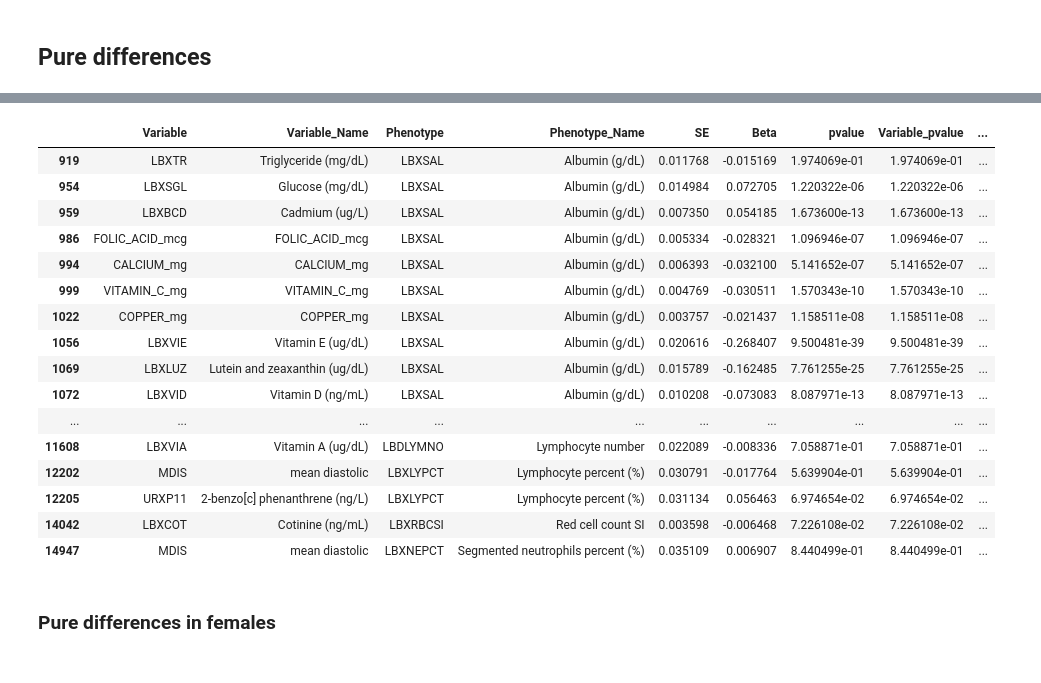
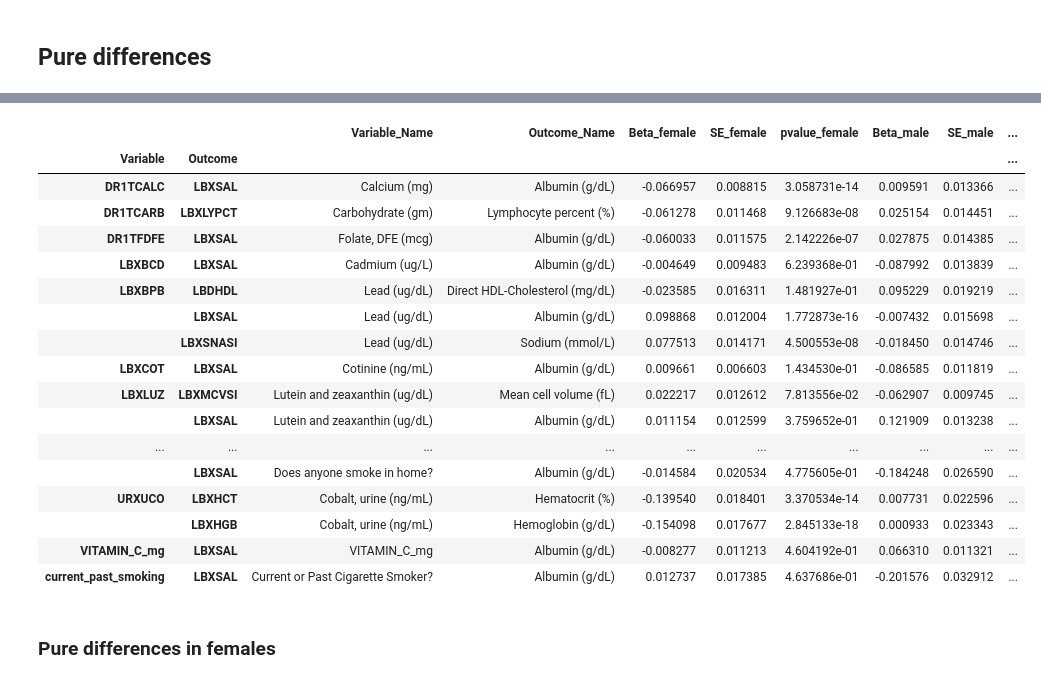
Before and after one commit to tomszar/PheEWAS_sexdiff, a Jupyter notebook: Code/05_ReportResults.ipynb, the cells around one changed output, grey strips where cells are left out. Saved outputs shown, nothing was run; the diff lists cells and outputs as text; code cells hidden in the pictures.

```diff
--- a/Code/05_ReportResults.ipynb
+++ b/Code/05_ReportResults.ipynb
@@ -4,18 +4,21 @@
 Basic report of results
 # %%
 import os
+import clarite
+
 import pandas as pd
+import nhanes as nh
 import numpy as np
-import clarite
 import matplotlib.pyplot as plt
-import modules
 
 #### SET PATHS
-paths  = modules.set_project_paths()
+paths  = nh.set_project_paths()
 
 #### READ DATA
-final_results = modules.load_results(paths[2])
+results = pd.read_csv(os.path.join(paths[2], 'FinalResultTable.csv')).\
+             set_index(['Variable','Outcome'])
 
-var_description     = modules.load_var_information(paths[1])
-var_category        = modules.load_var_information(paths[1], description=False)
+#### SAVE PERCENT FEMALES LIST
+nh.check_balanced_tests(results,
+                        paths[2])
 # %% [output]
@@ -140,7 +111,7 @@ dtype: int64
 # %% [markdown]
 ## Pure differences
 # %%
-bool_pure = final_results.results[7]['difference_type'] == 'Pure'
-final_results.results[4][bool_pure].value_counts('Variable_Category')
+bool_pure = results['difference_type'] == 'Pure'
+results[bool_pure].value_counts('Variable_Category')
 # %% [output]
 Variable_Category
@@ -209,23 +158,32 @@ final_results.results[4][bool_pure]
-# %%
-final_results.results[5][bool_pure]
-# %% [output]
-|  | Variable | Variable_Name | Phenotype | Phenotype_Name | SE | Beta | pvalue | Variable_pvalue | ... |
-| 919 | LBXTR | Triglyceride (mg/dL) | LBXSAL | Albumin (g/dL) | 0.011768 | -0.015169 | 1.974069e-01 | 1.974069e-01 | ... |
-| 954 | LBXSGL | Glucose (mg/dL) | LBXSAL | Albumin (g/dL) | 0.014984 | 0.072705 | 1.220322e-06 | 1.220322e-06 | ... |
-| 959 | LBXBCD | Cadmium (ug/L) | LBXSAL | Albumin (g/dL) | 0.007350 | 0.054185 | 1.673600e-13 | 1.673600e-13 | ... |
-| 986 | FOLIC_ACID_mcg | FOLIC_ACID_mcg | LBXSAL | Albumin (g/dL) | 0.005334 | -0.028321 | 1.096946e-07 | 1.096946e-07 | ... |
-| 994 | CALCIUM_mg | CALCIUM_mg | LBXSAL | Albumin (g/dL) | 0.006393 | -0.032100 | 5.141652e-07 | 5.141652e-07 | ... |
-| 999 | VITAMIN_C_mg | VITAMIN_C_mg | LBXSAL | Albumin (g/dL) | 0.004769 | -0.030511 | 1.570343e-10 | 1.570343e-10 | ... |
-| 1022 | COPPER_mg | COPPER_mg | LBXSAL | Albumin (g/dL) | 0.003757 | -0.021437 | 1.158511e-08 | 1.158511e-08 | ... |
-| 1056 | LBXVIE | Vitamin E (ug/dL) | LBXSAL | Albumin (g/dL) | 0.020616 | -0.268407 | 9.500481e-39 | 9.500481e-39 | ... |
-| 1069 | LBXLUZ | Lutein and zeaxanthin (ug/dL) | LBXSAL | Albumin (g/dL) | 0.015789 | -0.162485 | 7.761255e-25 | 7.761255e-25 | ... |
-| 1072 | LBXVID | Vitamin D (ng/mL) | LBXSAL | Albumin (g/dL) | 0.010208 | -0.073083 | 8.087971e-13 | 8.087971e-13 | ... |
-| ... | ... | ... | ... | ... | ... | ... | ... | ... | ... |
-| 11608 | LBXVIA | Vitamin A (ug/dL) | LBDLYMNO | Lymphocyte number | 0.022089 | -0.008336 | 7.058871e-01 | 7.058871e-01 | ... |
-| 12202 | MDIS | mean diastolic | LBXLYPCT | Lymphocyte percent (%) | 0.030791 | -0.017764 | 5.639904e-01 | 5.639904e-01 | ... |
-| 12205 | URXP11 | 2-benzo[c] phenanthrene (ng/L) | LBXLYPCT | Lymphocyte percent (%) | 0.031134 | 0.056463 | 6.974654e-02 | 6.974654e-02 | ... |
-| 14042 | LBXCOT | Cotinine (ng/mL) | LBXRBCSI | Red cell count SI | 0.003598 | -0.006468 | 7.226108e-02 | 7.226108e-02 | ... |
-| 14947 | MDIS | mean diastolic | LBXNEPCT | Segmented neutrophils percent (%) | 0.035109 | 0.006907 | 8.440499e-01 | 8.440499e-01 | ... |
+# %%
+print_columns = ['Variable_Name',
+                 'Outcome_Name',
+                 'Beta_female',
+                 'SE_female',
+                 'pvalue_female',
+                 'Beta_male',
+                 'SE_male',
+                 'pvalue_male']
+results.loc[bool_pure,print_columns]
+# %% [output]
+|  |  | Variable_Name | Outcome_Name | Beta_female | SE_female | pvalue_female | Beta_male | SE_male | ... |
+| Variable | Outcome |  |  |  |  |  |  |  | ... |
+| DR1TCALC | LBXSAL | Calcium (mg) | Albumin (g/dL) | -0.066957 | 0.008815 | 3.058731e-14 | 0.009591 | 0.013366 | ... |
+| DR1TCARB | LBXLYPCT | Carbohydrate (gm) | Lymphocyte percent (%) | -0.061278 | 0.011468 | 9.126683e-08 | 0.025154 | 0.014451 | ... |
+| DR1TFDFE | LBXSAL | Folate, DFE (mcg) | Albumin (g/dL) | -0.060033 | 0.011575 | 2.142226e-07 | 0.027875 | 0.014385 | ... |
+| LBXBCD | LBXSAL | Cadmium (ug/L) | Albumin (g/dL) | -0.004649 | 0.009483 | 6.239368e-01 | -0.087992 | 0.013839 | ... |
+| LBXBPB | LBDHDL | Lead (ug/dL) | Direct HDL-Cholesterol (mg/dL) | -0.023585 | 0.016311 | 1.481927e-01 | 0.095229 | 0.019219 | ... |
+|  | LBXSAL | Lead (ug/dL) | Albumin (g/dL) | 0.098868 | 0.012004 | 1.772873e-16 | -0.007432 | 0.015698 | ... |
+|  | LBXSNASI | Lead (ug/dL) | Sodium (mmol/L) | 0.077513 | 0.014171 | 4.500553e-08 | -0.018450 | 0.014746 | ... |
+| LBXCOT | LBXSAL | Cotinine (ng/mL) | Albumin (g/dL) | 0.009661 | 0.006603 | 1.434530e-01 | -0.086585 | 0.011819 | ... |
+| LBXLUZ | LBXMCVSI | Lutein and zeaxanthin (ug/dL) | Mean cell volume (fL) | 0.022217 | 0.012612 | 7.813556e-02 | -0.062907 | 0.009745 | ... |
+|  | LBXSAL | Lutein and zeaxanthin (ug/dL) | Albumin (g/dL) | 0.011154 | 0.012599 | 3.759652e-01 | 0.121909 | 0.013238 | ... |
+| ... | ... | ... | ... | ... | ... | ... | ... | ... | ... |
+|  | LBXSAL | Does anyone smoke in home? | Albumin (g/dL) | -0.014584 | 0.020534 | 4.775605e-01 | -0.184248 | 0.026590 | ... |
+| URXUCO | LBXHCT | Cobalt, urine (ng/mL) | Hematocrit (%) | -0.139540 | 0.018401 | 3.370534e-14 | 0.007731 | 0.022596 | ... |
+|  | LBXHGB | Cobalt, urine (ng/mL) | Hemoglobin (g/dL) | -0.154098 | 0.017677 | 2.845133e-18 | 0.000933 | 0.023343 | ... |
+| VITAMIN_C_mg | LBXSAL | VITAMIN_C_mg | Albumin (g/dL) | -0.008277 | 0.011213 | 4.604192e-01 | 0.066310 | 0.011321 | ... |
+| current_past_smoking | LBXSAL | Current or Past Cigarette Smoker? | Albumin (g/dL) | 0.012737 | 0.017385 | 4.637686e-01 | -0.201576 | 0.032912 | ... |
 # %% [markdown]
 ### Pure differences in females
 # %%
```
Also changed, not shown: parts of 40 cells of this notebook, 8 other files.
